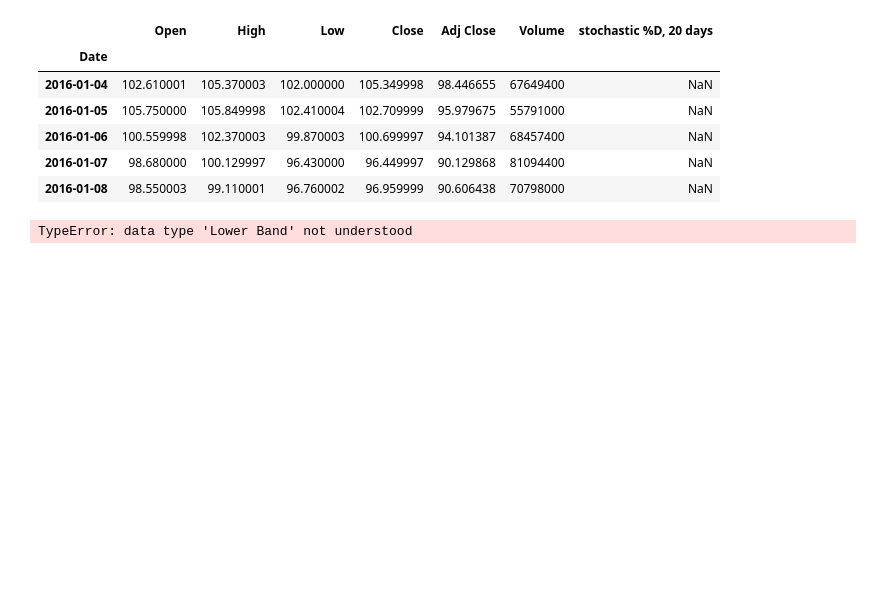
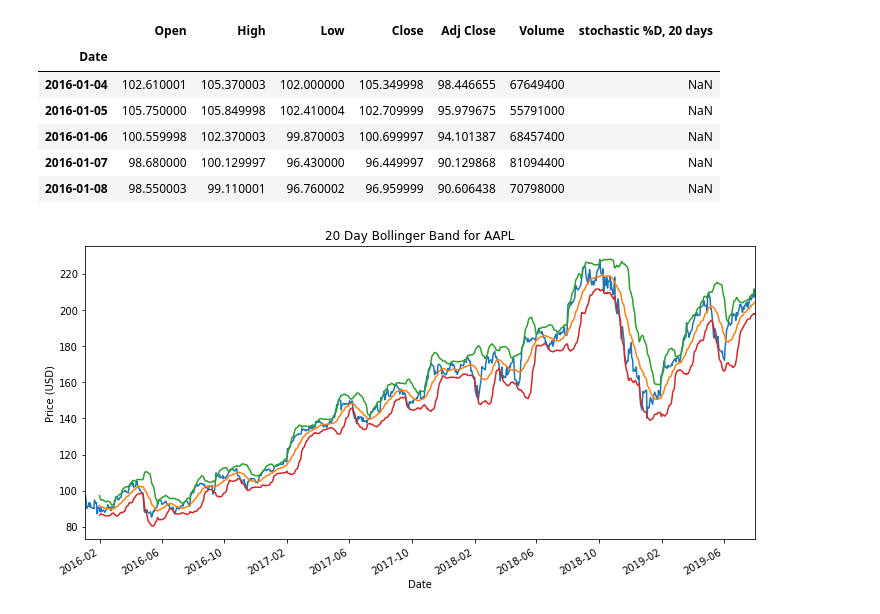
Before and after one commit to roshanr11/Deep-Learning-for-Trading-RNN-LSTMs-getRichWithStocks.py, a Jupyter notebook: mainstockfile_notebookversion.ipynb, the cells around one changed output. Saved outputs shown, nothing was run; the diff lists cells and outputs as text; code cells hidden in the pictures; blank space fills up the shorter version.

```diff
--- a/mainstockfile_notebookversion.ipynb
+++ b/mainstockfile_notebookversion.ipynb
@@ -240,20 +234,29 @@ def roc(data, n):
     return pd.Series(roc, name='ROC')
 # %%
 # bollinger bands (bb): https://traderhq.com/ultimate-guide-to-bollinger-bands/
-def calcbolBands(data):
-    # Calculate 30 Day Moving Average, Std Deviation, Upper Band and Lower Band
-    data['MA'] = data['Adj Close'].rolling(window=20).mean()
-    data['STD'] = data['Adj Close'].rolling(window=20).std()
+def calcbolBands(data, n):
+    # Calculate n-Day Moving Average, Std Deviation, Upper Band and Lower Band
+    data['MA'] = data['Adj Close'].rolling(window=n).mean()
+    data['STD'] = data['Adj Close'].rolling(window=n).std()
     data['UpperBand'] = data['MA'] + (data['STD'] * 2)
     data['LowerBand'] = data['MA'] - (data['STD'] * 2)
 
     # Simple 30 Day Bollinger Band for Facebook (2016-2017)
 #     stock[pd.DataFrame('Adj Close', '30 Day MA', 'Upper Band', 'Lower Band')].plot(figsize=(12,6))
-    stock[pd.DataFrame('Adj Close', '30 Day MA', 'Upper Band', 'Lower Band')].plot(figsize=(12,6))
-    plt.title('30 Day Bollinger Band for Facebook')
+    data['Adj Close'].plot(figsize=(12,6))
+    data['MA'].plot(figsize=(12,6))
+    data['UpperBand'].plot(figsize=(12,6))
+    data['LowerBand'].plot(figsize=(12,6))
+    plt.title(f'{n} Day Bollinger Band for AAPL')
     plt.ylabel('Price (USD)')
+
+
+    # fill inbetween
+#     plt.fill_between(x_axis, fb['Upper Band'], fb['Lower Band'], color='grey')
+
+
     plt.show();
 # %%
-calcbolBands(data)
+calcbolBands(data, 20)
 # %% [output]
-TypeError: data type 'Lower Band' not understood
+[figure, added]
```
Also changed, not shown: parts of 1 cell of this notebook.
